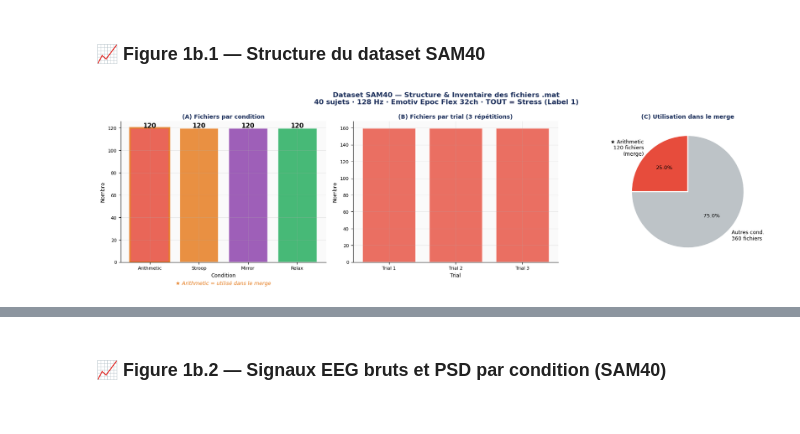
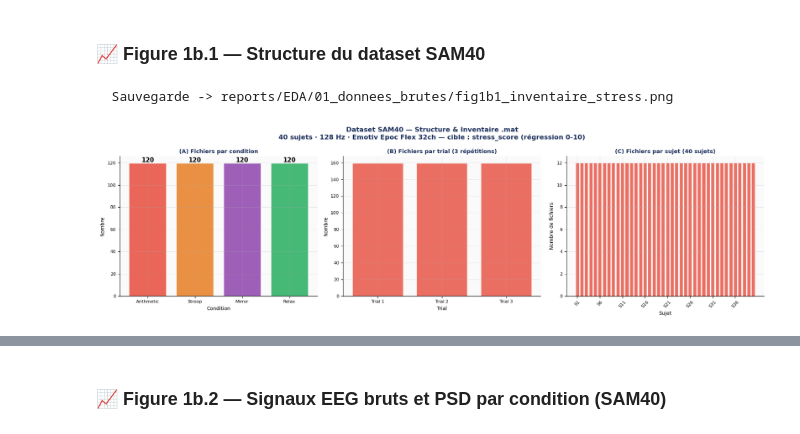
Before and after one commit to yasmine-elmkh/Adaptative-neurofeedback-PROJECT, a Jupyter notebook: Notebooks/EDA.ipynb, the cells around one changed output, grey strips where cells are left out. Saved outputs shown, nothing was run; the diff lists cells and outputs as text; code cells hidden in the pictures.

```diff
--- a/Notebooks/EDA.ipynb
+++ b/Notebooks/EDA.ipynb
@@ -448,14 +506,14 @@ for lv in LEVELS:
         if fp.exists():
             sig = load_txt_fp2(fp)
             if len(sig) > 250:
-                f, p = psd_welch(sig, FS_CONC)
+                f, p = psd_welch(sig, FS_CONC_RAW)
                 for bname, (lo, hi) in BANDS.items():
                     all_bp_conc[lv][bname].append(band_power(f, p, lo, hi))
 
 # ── Figure : barres groupées ─────────────────────────────────
 fig, axes = plt.subplots(1, 2, figsize=(18, 6))
 fig.suptitle('Dataset Concentration — Puissance Spectrale par Bande EEG\n'
-             'Tous sujets (N=15) · Tâche Arithmetic · Signal Fp2 · fs=250 Hz\n'
+             'Tous sujets (N=15) · Tâche Arithmetic · Signal Fp2 · fs=200 Hz (brut)\n'
              'Attente : β↑ modéré avec la charge cognitive (concentration active)',
              fontsize=11, fontweight='bold', color=C['dark'])
 
@@ -500,6 +558,8 @@ ax.axvline(x[3] + 0.5*width*(len(LEVELS)-1), color='#E74C3C', ls=':', lw=1.5, al
 
 plt.tight_layout()
 plt.savefig(Conc_Data_DIR /'conc_bands.png', dpi=120, bbox_inches='tight')
+
+save_fig(fig, "01_donnees_brutes", "fig1a3_puissances_concentration.png")
 plt.show()
 print("✅ Figure 1a.3 sauvegardée")
 
@@ -575,21 +646,15 @@ if RAW_STRESS.exists():
             'cond':    cond,
             'subject': subject,
             'trial':   trial,
-            'label':   1,
         })
 
-    # Marquer les fichiers utilisés dans le merge (Arithmetic uniquement)
-    for item in stress_inventory:
-        item['used_merge'] = (item['cond'].lower() == 'arithmetic')
-
     print(f"✅ {len(stress_inventory)} fichiers .mat trouvés dans {RAW_STRESS.name}")
-    print(f"   Classe unique : Stress (Label 1)")
+    print(f"   Dataset cible : stress_score 0-10 (régression)")
     print(f"   Sujets uniques : {len(set(i['subject'] for i in stress_inventory))}")
     print()
     cond_cnt = Counter(i['cond'] for i in stress_inventory)
     for cond in sorted(cond_cnt):
-        flag = '★ MERGE' if cond.lower() == 'arithmetic' else ''
-        print(f"   {cond:15s} : {cond_cnt[cond]:3d} fichiers  {flag}")
+        print(f"   {cond:15s} : {cond_cnt[cond]:3d} fichiers")
 else:
     print(f"❌ Dossier non trouvé : {RAW_STRESS}")
     stress_inventory = []
@@ -605,62 +670,54 @@ else:
 # %% [markdown]
 ### 📈 Figure 1b.1 — Structure du dataset SAM40
 # %%
-# ============================================================
 # FIGURE 1b.1 — Inventaire visuel SAM40
-# ============================================================
 if stress_inventory:
     fig, axes = plt.subplots(1, 3, figsize=(17, 5))
-    fig.suptitle('Dataset SAM40 — Structure & Inventaire des fichiers .mat\n'
-                 '40 sujets · 128 Hz · Emotiv Epoc Flex 32ch · TOUT = Stress (Label 1)',
-                 fontsize=12, fontweight='bold', color=C['dark'])
+    fig.suptitle("Dataset SAM40 — Structure & Inventaire .mat\n"
+                 "40 sujets · 128 Hz · Emotiv Epoc Flex 32ch — cible : stress_score (régression 0-10)",
+                 fontsize=12, fontweight="bold", color=C["dark"])
 
-    cond_order = ['Arithmetic','Stroop','Mirror','Relax']
-    cond_colors_map = {
-        'Arithmetic': C['stress'],
-        'Stroop':     C['mid'],
-        'Mirror':     '#8E44AD',
-        'Relax':      C['nat'],
-    }
+    cond_order = ["Arithmetic","Stroop","Mirror","Relax"]
+    cond_colors_map = {"Arithmetic": C["stress"], "Stroop": C["mid"],
+                       "Mirror": "#8E44AD", "Relax": C["nat"]}
 
     # (A) Fichiers par condition
     ax = axes[0]
-    cond_cnt = Counter(i['cond'] for i in stress_inventory)
+    cond_cnt = Counter(i["cond"] for i in stress_inventory)
     cnames = [c for c in cond_order if c in cond_cnt]
     ccounts = [cond_cnt[c] for c in cnames]
     ccolors = [cond_colors_map[c] for c in cnames]
-    bars = ax.bar(cnames, ccounts, color=ccolors, alpha=0.85, edgecolor='white', lw=2)
+    bars = ax.bar(cnames, ccounts, color=ccolors, alpha=0.85, edgecolor="white", lw=2)
     for bar, v in zip(bars, ccounts):
         ax.text(bar.get_x()+bar.get_width()/2, bar.get_height()+0.5,
-                str(v), ha='center', fontweight='bold', fontsize=11)
-    bars[0].set_edgecolor('#E67E22'); bars[0].set_linewidth(3)
-    ax.text(0.5, -0.16, '★ Arithmetic = utilisé dans le merge',
-            transform=ax.transAxes, ha='center', fontsize=9, color='#E67E22', style='italic')
-    style_ax(ax, '(A) Fichiers par condition', 'Condition', 'Nombre')
+                str(v), ha="center", fontweight="bold", fontsize=11)
+    style_ax(ax, "(A) Fichiers par condition", "Condition", "Nombre")
 
     # (B) Fichiers par trial
     ax = axes[1]
-    trial_cnt = Counter(i['trial'] for i in stress_inventory)
-    ax.bar([f'Trial {t}' for t in sorted(trial_cnt)],
+    trial_cnt = Counter(i["trial"] for i in stress_inventory)
+    ax.bar([f"Trial {t}" for t in sorted(trial_cnt)],
            [trial_cnt[t] for t in sorted(trial_cnt)],
-           color=C['stress'], alpha=0.8, edgecolor='white', lw=2)
-    style_ax(ax, '(B) Fichiers par trial (3 répétitions)', 'Trial', 'Nombre')
+           color=C["stress"], alpha=0.8, edgecolor="white", lw=2)
+    style_ax(ax, "(B) Fichiers par trial (3 répétitions)", "Trial", "Nombre")
 
-    # (C) Utilisé vs ignoré
+    # (C) Fichiers par sujet
     ax = axes[2]
-    n_used = sum(1 for i in stress_inventory if i['used_merge'])
-    n_ign  = len(stress_inventory) - n_used
-    ax.pie([n_used, n_ign],
-           labels=[f'★ Arithmetic\n{n_used} fichiers\n(merge)',
-                   f'Autres cond.\n{n_ign} fichiers'],
-           colors=[C['stress'], '#BDC3C7'], autopct='%1.1f%%', startangle=90,
-           textprops={'fontsize':9}, wedgeprops=dict(edgecolor='white', lw=2))
-    style_ax(ax, '(C) Utilisation dans le merge', '', '')
+    subj_cnt2 = Counter(i["subject"] for i in stress_inventory)
+    sids2 = sorted(subj_cnt2.keys())
+    ax.bar(range(len(sids2)), [subj_cnt2[s] for s in sids2],
+           color=C["stress"], alpha=0.8, edgecolor="white", lw=1)
+    ax.set_xticks(range(0, len(sids2), 5))
+    ax.set_xticklabels([f"S{sids2[i]}" for i in range(0, len(sids2), 5)], rotation=45, fontsize=7)
+    style_ax(ax, "(C) Fichiers par sujet (40 sujets)", "Sujet", "Nombre de fichiers")
 
-    Stress_Data_DIR = EDA_DIR / 'Initiale' / 'Stress'
+    Stress_Data_DIR = EDA_DIR / "Initiale" / "Stress"
     Stress_Data_DIR.mkdir(parents=True, exist_ok=True)
     plt.tight_layout()
-    plt.savefig(Stress_Data_DIR / 'stress_inventaire.png', dpi=120, bbox_inches='tight')
+    plt.savefig(Stress_Data_DIR / "stress_inventaire.png", dpi=120, bbox_inches="tight")
+    save_fig(fig, "01_donnees_brutes", "fig1b1_inventaire_stress.png")
     plt.show()
-    print("✅ Figure 1b.1 sauvegardée")
+    print("Figure 1b.1 sauvegardee")
 # %% [output]
+  Sauvegarde -> reports/EDA/01_donnees_brutes/fig1b1_inventaire_stress.png
-[figure, old version]
+[figure, new version]
```
Also changed, not shown: parts of 44 cells of this notebook.
